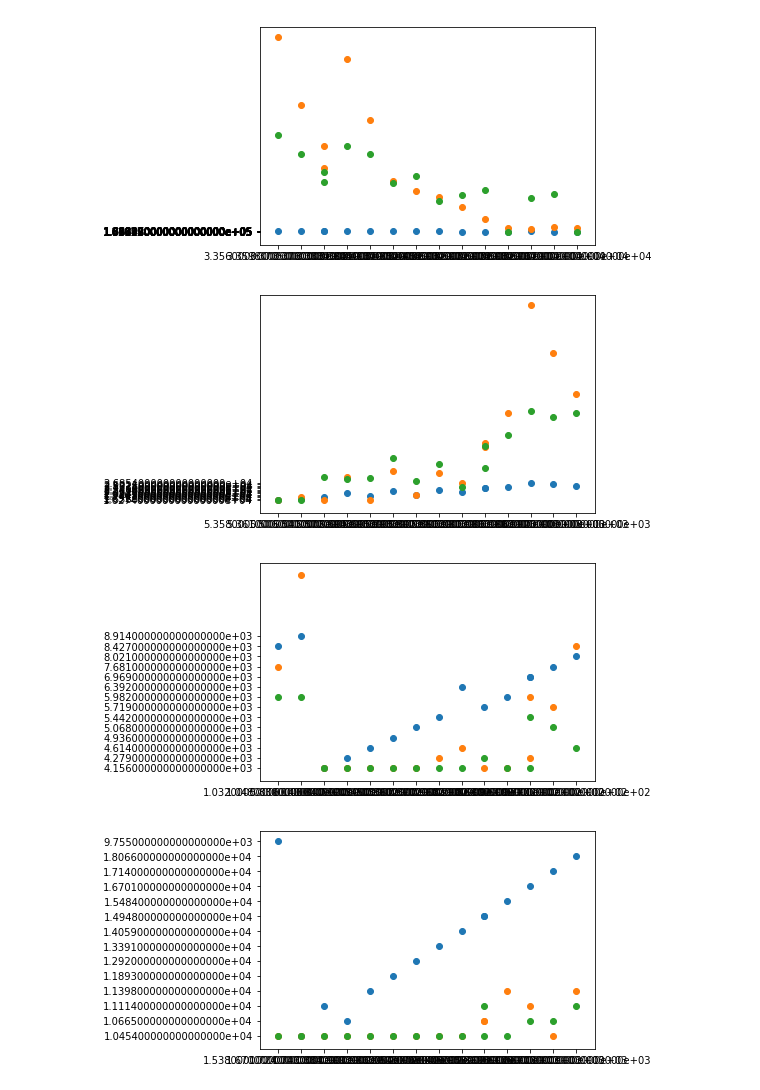
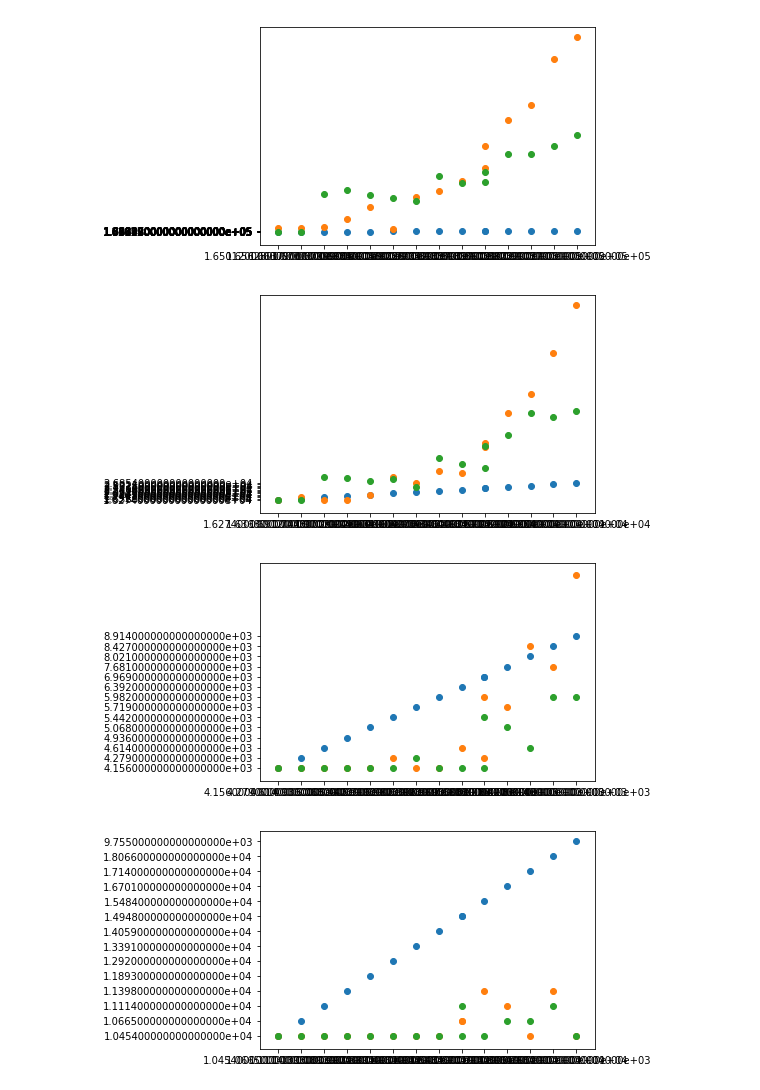
Before and after one commit to jesnyder/CellLines, a Jupyter notebook: Analysis/Analysis v02.ipynb, the cells around one changed output. Cells and saved outputs as stored; diff of their text form; code cells hidden in the pictures.

```diff
--- a/Analysis/Analysis v02.ipynb
+++ b/Analysis/Analysis v02.ipynb
@@ -151,24 +152,24 @@ def read_data_table(filename, column):
         a.append(x[column])
     return(a)
 # %%
-
+# Scatter plot of CDC data vs publication/patent
 i = 1;
 
 while i<=5:
 
     a = read_data_table("Breast Cancer CDC Incidence by Ethnicity by Count", i)
     b = read_data_table("Breast Cancer CDC Morbidity by Ethnicity by Count", i)
     c = read_data_table("Breast Cancer Publication by Ethnicity", i)
     d = read_data_table("Breast Cancer Patent by Ethnicity", i)
 
-    plt.scatter(b, a)
-    plt.scatter(b, c)
-    plt.scatter(b, d)
+    plt.scatter(a, a)
+    plt.scatter(a, c)
+    plt.scatter(a, d)
     plt.show()
 
     i=i+1
 # %% [output]
-[figure, old version]
+[figure, new version]
-[figure, old version]
+[figure, new version]
-[figure, old version]
+[figure, new version]
-[figure, old version]
+[figure, new version]
```
Also changed, not shown: parts of 2 cells of this notebook.
